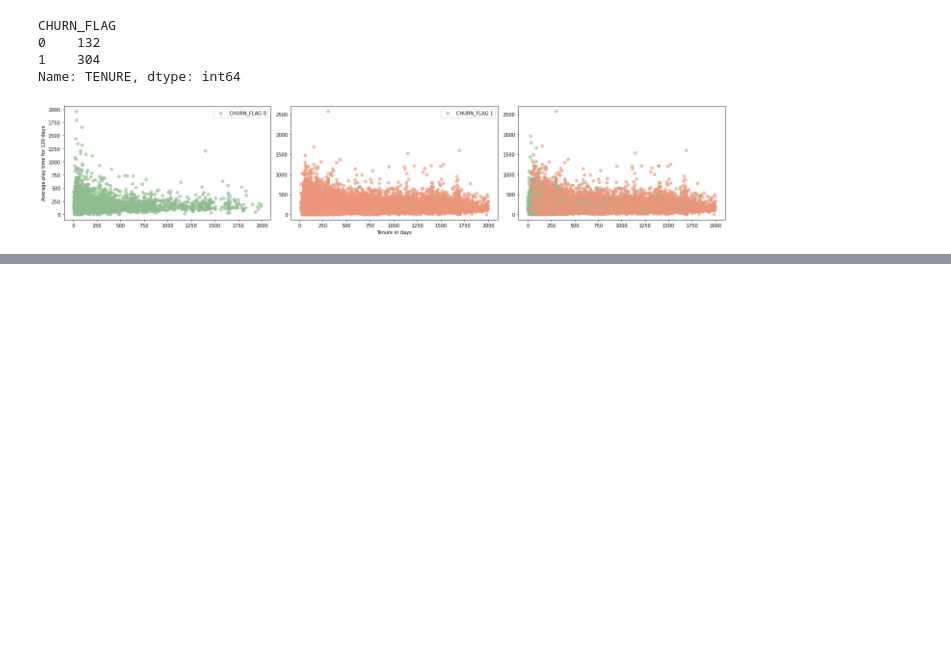
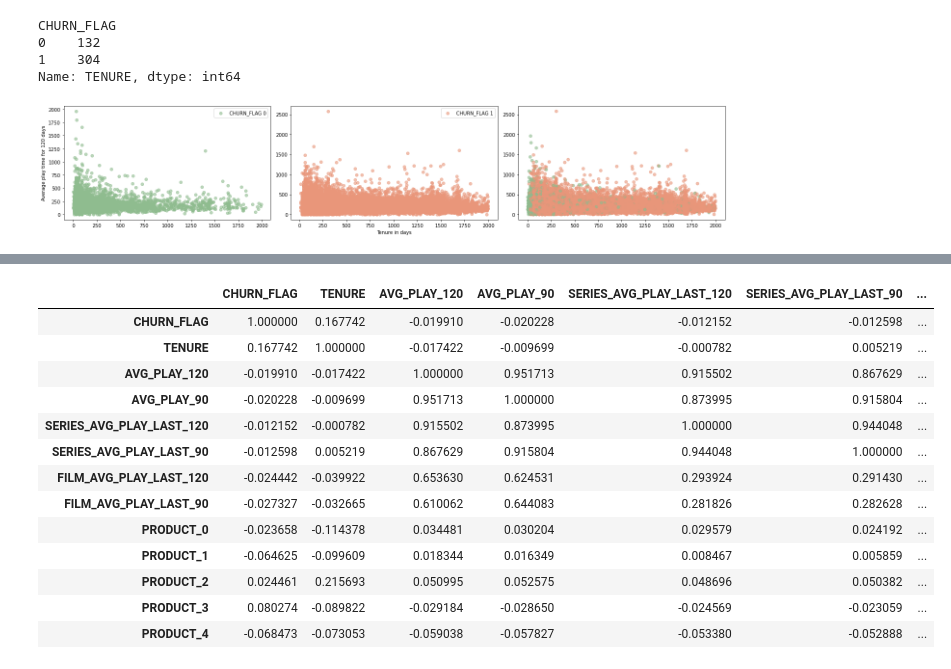
Before and after one commit to i-be-snek/tv4-churn-assignment, a Jupyter notebook: model/data_exploration.ipynb, the cells around one changed output, grey strips where cells are left out. Cells and saved outputs as stored; diff of their text form; code cells hidden in the pictures; blank space fills up the shorter version.

```diff
--- a/model/data_exploration.ipynb
+++ b/model/data_exploration.ipynb
@@ -196,0 +220,18 @@ plt.tight_layout()
+# %%
+one_hot_encoded_dataset = pd.get_dummies(dataset,prefix=['PRODUCT'], columns=['PRODUCT'])
+one_hot_encoded_dataset.iloc[:, 1:].corr().style.background_gradient(cmap='coolwarm')
+# %% [output]
+|  | CHURN_FLAG | TENURE | AVG_PLAY_120 | AVG_PLAY_90 | SERIES_AVG_PLAY_LAST_120 | SERIES_AVG_PLAY_LAST_90 | ... |
+| CHURN_FLAG | 1.000000 | 0.167742 | -0.019910 | -0.020228 | -0.012152 | -0.012598 | ... |
+| TENURE | 0.167742 | 1.000000 | -0.017422 | -0.009699 | -0.000782 | 0.005219 | ... |
+| AVG_PLAY_120 | -0.019910 | -0.017422 | 1.000000 | 0.951713 | 0.915502 | 0.867629 | ... |
+| AVG_PLAY_90 | -0.020228 | -0.009699 | 0.951713 | 1.000000 | 0.873995 | 0.915804 | ... |
+| SERIES_AVG_PLAY_LAST_120 | -0.012152 | -0.000782 | 0.915502 | 0.873995 | 1.000000 | 0.944048 | ... |
+| SERIES_AVG_PLAY_LAST_90 | -0.012598 | 0.005219 | 0.867629 | 0.915804 | 0.944048 | 1.000000 | ... |
+| FILM_AVG_PLAY_LAST_120 | -0.024442 | -0.039922 | 0.653630 | 0.624531 | 0.293924 | 0.291430 | ... |
+| FILM_AVG_PLAY_LAST_90 | -0.027327 | -0.032665 | 0.610062 | 0.644083 | 0.281826 | 0.282628 | ... |
+| PRODUCT_0 | -0.023658 | -0.114378 | 0.034481 | 0.030204 | 0.029579 | 0.024192 | ... |
+| PRODUCT_1 | -0.064625 | -0.099609 | 0.018344 | 0.016349 | 0.008467 | 0.005859 | ... |
+| PRODUCT_2 | 0.024461 | 0.215693 | 0.050995 | 0.052575 | 0.048696 | 0.050382 | ... |
+| PRODUCT_3 | 0.080274 | -0.089822 | -0.029184 | -0.028650 | -0.024569 | -0.023059 | ... |
+| PRODUCT_4 | -0.068473 | -0.073053 | -0.059038 | -0.057827 | -0.053380 | -0.052888 | ... |
```
Also changed, not shown: parts of 3 cells of this notebook.
